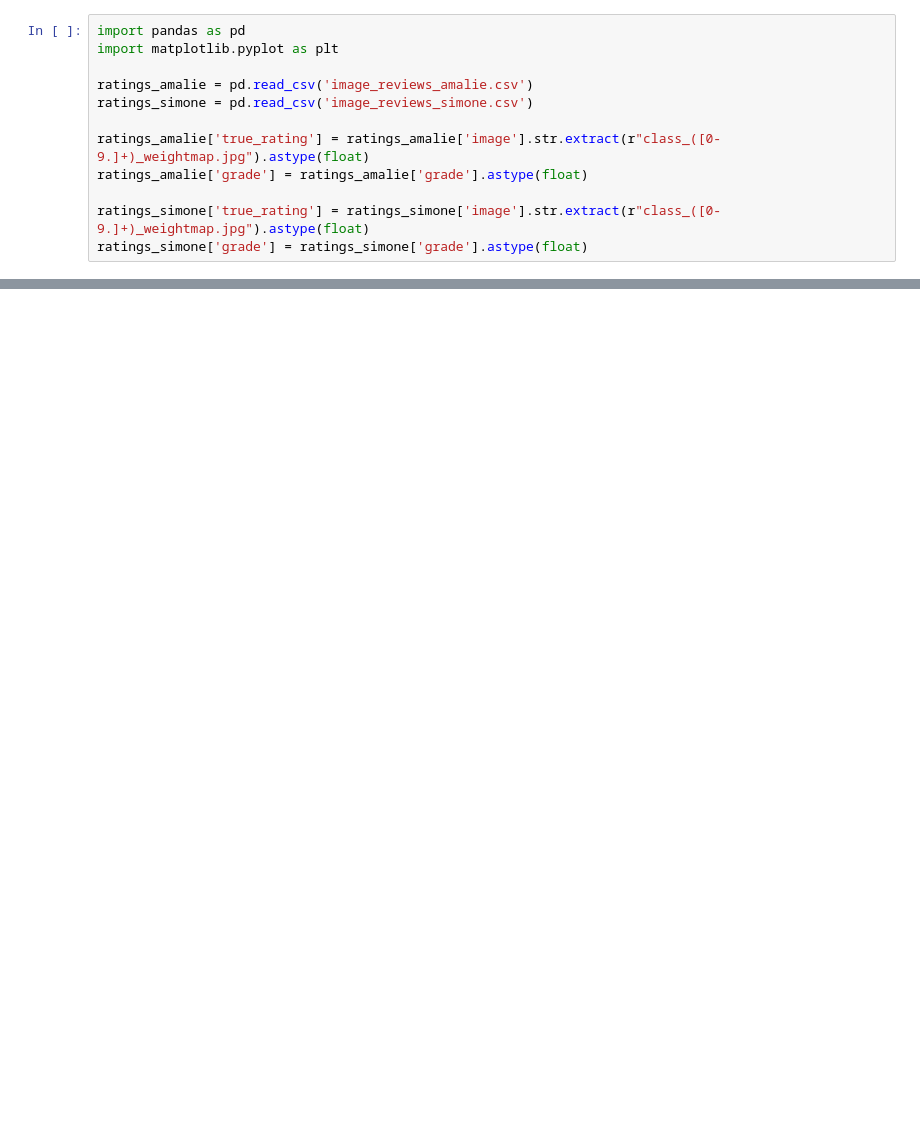
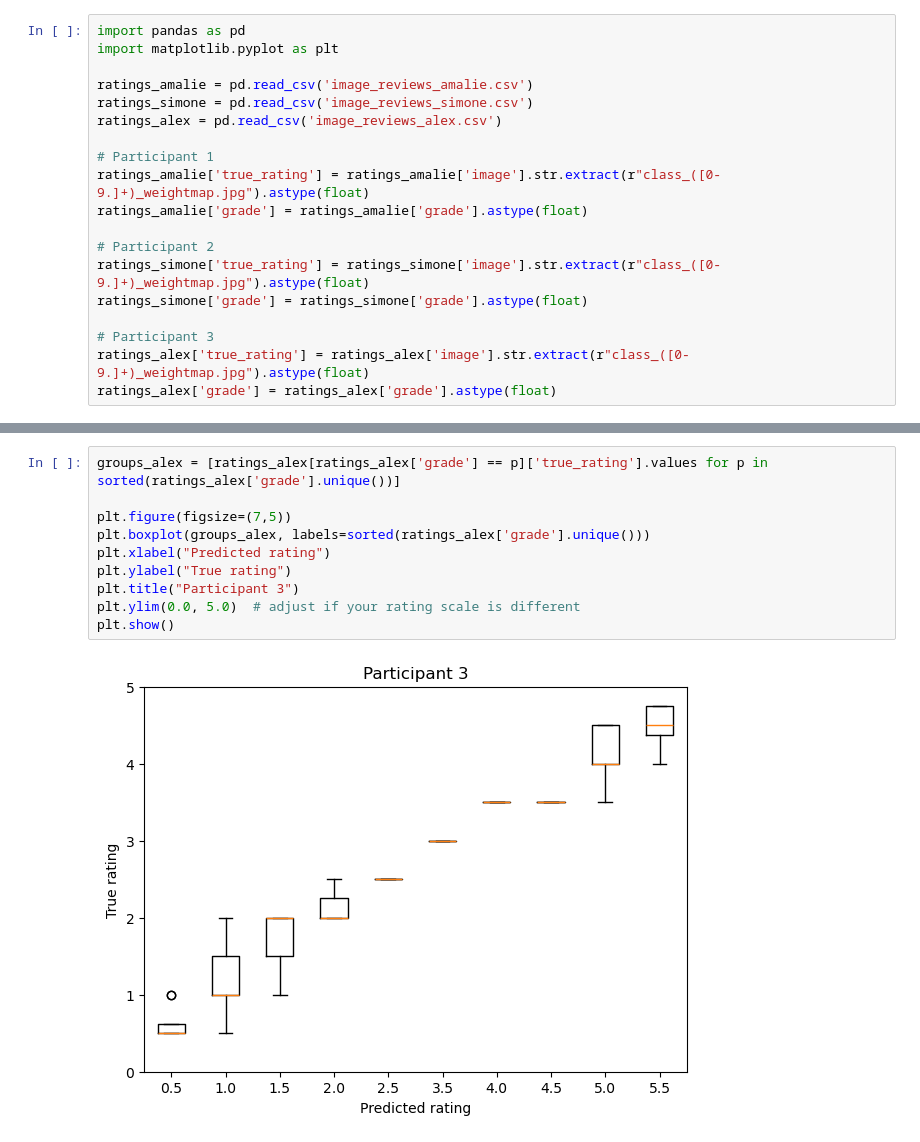
Before and after one commit to ChillShower/CognMod, a Jupyter notebook: Filtered_Faces/synthetic_faces/exp2.ipynb, the cells around one changed output, grey strips where cells are left out. Drawn from its saved outputs; the diff is of its cells as text; blank space fills up the shorter version.

```diff
--- a/Filtered_Faces/synthetic_faces/exp2.ipynb
+++ b/Filtered_Faces/synthetic_faces/exp2.ipynb
@@ -4,9 +4,16 @@ import matplotlib.pyplot as plt
 
 ratings_amalie = pd.read_csv('image_reviews_amalie.csv')
 ratings_simone = pd.read_csv('image_reviews_simone.csv')
+ratings_alex = pd.read_csv('image_reviews_alex.csv')
 
+# Participant 1
 ratings_amalie['true_rating'] = ratings_amalie['image'].str.extract(r"class_([0-9.]+)_weightmap.jpg").astype(float)
 ratings_amalie['grade'] = ratings_amalie['grade'].astype(float)
 
+# Participant 2
 ratings_simone['true_rating'] = ratings_simone['image'].str.extract(r"class_([0-9.]+)_weightmap.jpg").astype(float)
 ratings_simone['grade'] = ratings_simone['grade'].astype(float)
+
+# Participant 3
+ratings_alex['true_rating'] = ratings_alex['image'].str.extract(r"class_([0-9.]+)_weightmap.jpg").astype(float)
+ratings_alex['grade'] = ratings_alex['grade'].astype(float)
@@ -82,0 +59,12 @@ TypeError: 'Series' object is not callable
+# %%
+groups_alex = [ratings_alex[ratings_alex['grade'] == p]['true_rating'].values for p in sorted(ratings_alex['grade'].unique())]
+
+plt.figure(figsize=(7,5))
+plt.boxplot(groups_alex, labels=sorted(ratings_alex['grade'].unique()))
+plt.xlabel("Predicted rating")
+plt.ylabel("True rating")
+plt.title("Participant 3")
+plt.ylim(0.0, 5.0)  # adjust if your rating scale is different
+plt.show()
+# %% [output]
+[figure, added]
```
Also changed, not shown: parts of 8 cells of this notebook, 2 other files.
